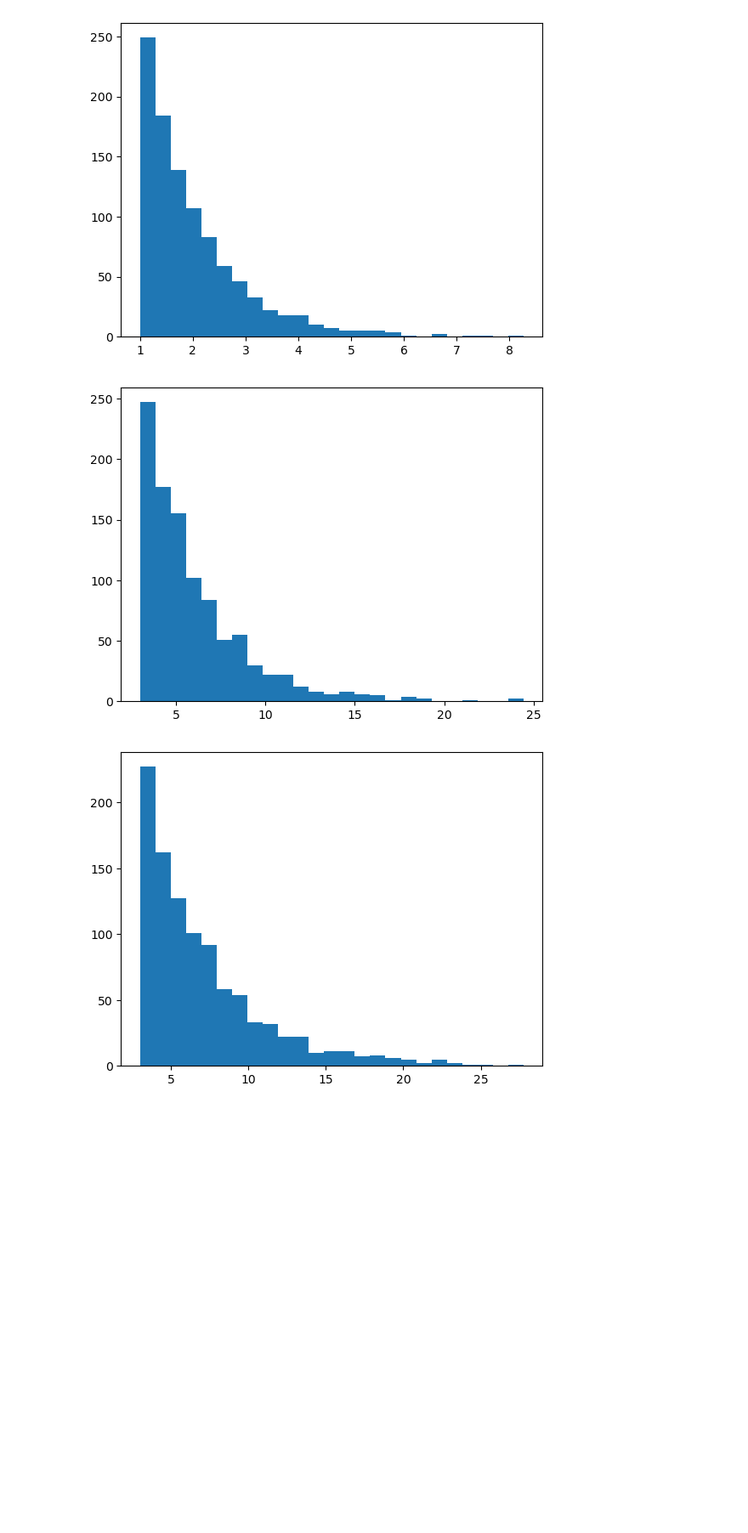
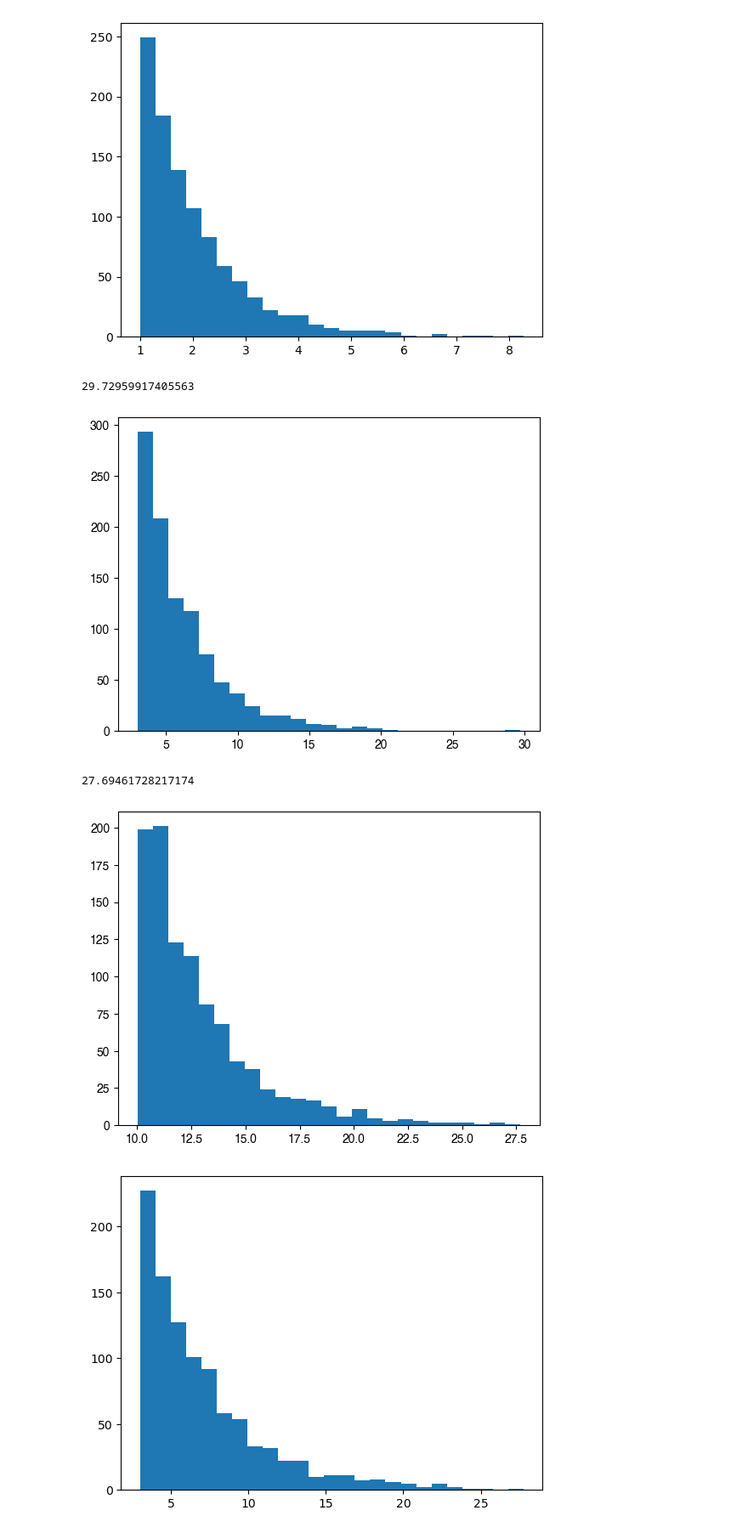
Before and after one commit to a-darcher/response_generator, a Jupyter notebook: dev_nbs/params.ipynb, the cells around one changed output. Shown at 85% size. Cells and saved outputs as stored; diff of their text form; code cells hidden in the pictures; blank space fills up the shorter version.

```diff
--- a/dev_nbs/params.ipynb
+++ b/dev_nbs/params.ipynb
@@ -47,9 +47,26 @@ threshold =3
 f =threshold - scale * np.log(u)
 
 plt.hist(f, bins=25)
+
+print(max(f))
 plt.show()
 # %% [output]
+29.72959917405563
-[figure, old version]
+[figure, new version]
+# %%
+rng = np.random.default_rng()
+u = rng.uniform(size=1000)
+
+scale = 3
+threshold =10
+f =threshold - scale * np.log(u)
+
+plt.hist(f, bins=25)
+print(max(f))
+plt.show()
+# %% [output]
+27.69461728217174
+[figure, added]
 # %%
 rng = np.random.default_rng()
 u = rng.uniform(size=1000)
```
